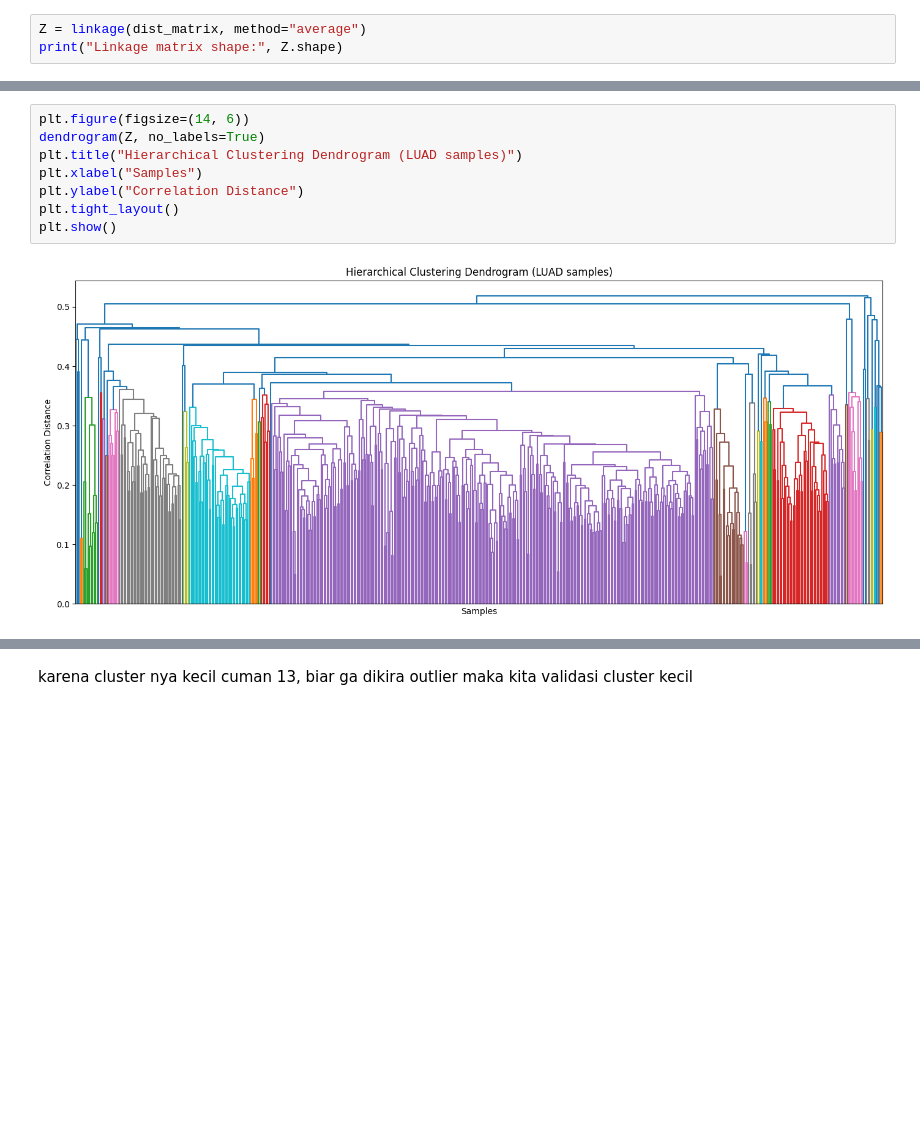
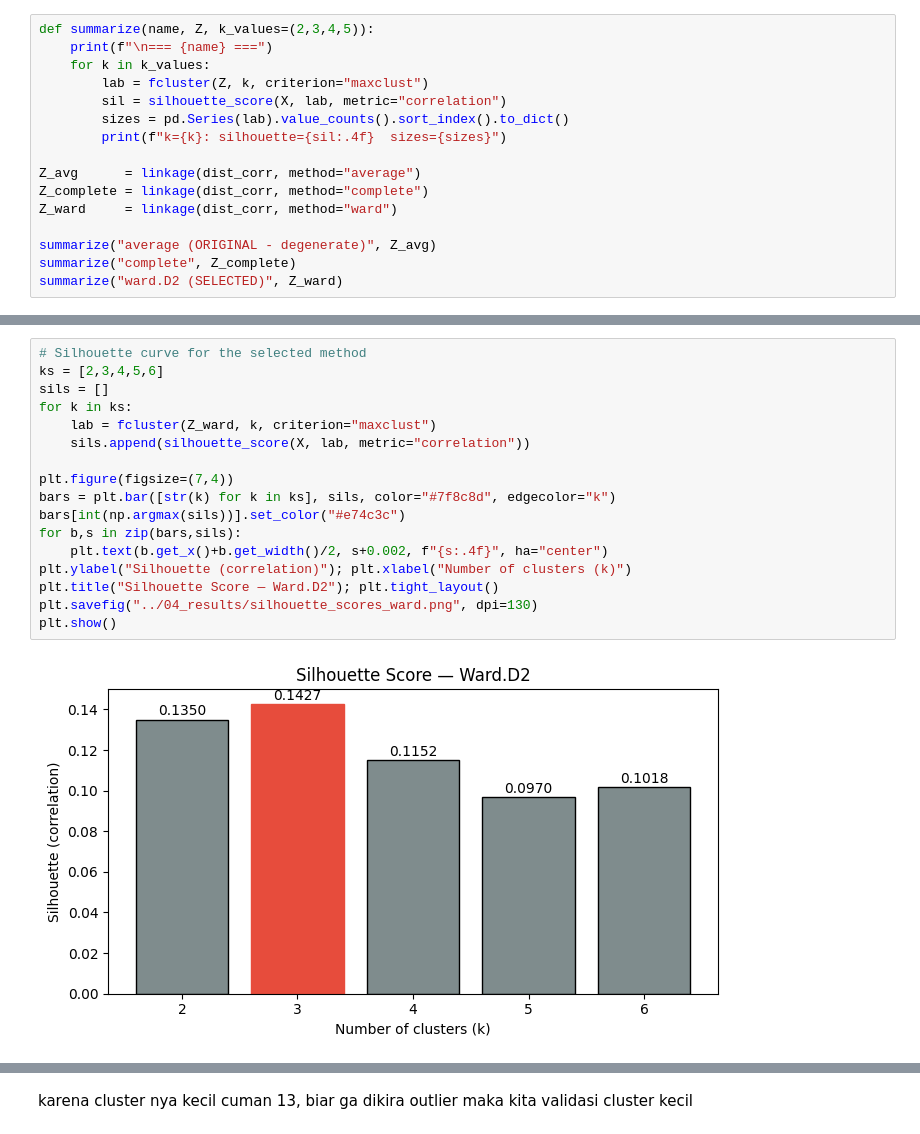
Before and after one commit to hugozxcc/luad-clustering, a Jupyter notebook: 03_analysis/step4_hierarchical_clustering.ipynb, the cells around one changed output, grey strips where cells are left out. Drawn from its saved outputs; the diff is of its cells as text; blank space fills up the shorter version.

```diff
--- a/03_analysis/step4_hierarchical_clustering.ipynb
+++ b/03_analysis/step4_hierarchical_clustering.ipynb
@@ -25,4 +23,17 @@ Distance matrix length: 145530
 # %%
-Z = linkage(dist_matrix, method="average")
-print("Linkage matrix shape:", Z.shape)
+def summarize(name, Z, k_values=(2,3,4,5)):
+    print(f"\n=== {name} ===")
+    for k in k_values:
+        lab = fcluster(Z, k, criterion="maxclust")
+        sil = silhouette_score(X, lab, metric="correlation")
+        sizes = pd.Series(lab).value_counts().sort_index().to_dict()
+        print(f"k={k}: silhouette={sil:.4f}  sizes={sizes}")
+
+Z_avg      = linkage(dist_corr, method="average")
+Z_complete = linkage(dist_corr, method="complete")
+Z_ward     = linkage(dist_corr, method="ward")
+
+summarize("average (ORIGINAL - degenerate)", Z_avg)
+summarize("complete", Z_complete)
+summarize("ward.D2 (SELECTED)", Z_ward)
 # %% [output]
@@ -30,11 +57,20 @@ Linkage matrix shape: (539, 4)
 # %%
-plt.figure(figsize=(14, 6))
-dendrogram(Z, no_labels=True)
-plt.title("Hierarchical Clustering Dendrogram (LUAD samples)")
-plt.xlabel("Samples")
-plt.ylabel("Correlation Distance")
-plt.tight_layout()
+# Silhouette curve for the selected method
+ks = [2,3,4,5,6]
+sils = []
+for k in ks:
+    lab = fcluster(Z_ward, k, criterion="maxclust")
+    sils.append(silhouette_score(X, lab, metric="correlation"))
+
+plt.figure(figsize=(7,4))
+bars = plt.bar([str(k) for k in ks], sils, color="#7f8c8d", edgecolor="k")
+bars[int(np.argmax(sils))].set_color("#e74c3c")
+for b,s in zip(bars,sils):
+    plt.text(b.get_x()+b.get_width()/2, s+0.002, f"{s:.4f}", ha="center")
+plt.ylabel("Silhouette (correlation)"); plt.xlabel("Number of clusters (k)")
+plt.title("Silhouette Score — Ward.D2"); plt.tight_layout()
+plt.savefig("../04_results/silhouette_scores_ward.png", dpi=130)
 plt.show()
 # %% [output]
-[figure, old version]
+[figure, new version]
 # %%
```
Also changed, not shown: parts of 8 cells of this notebook, 30 other files.
